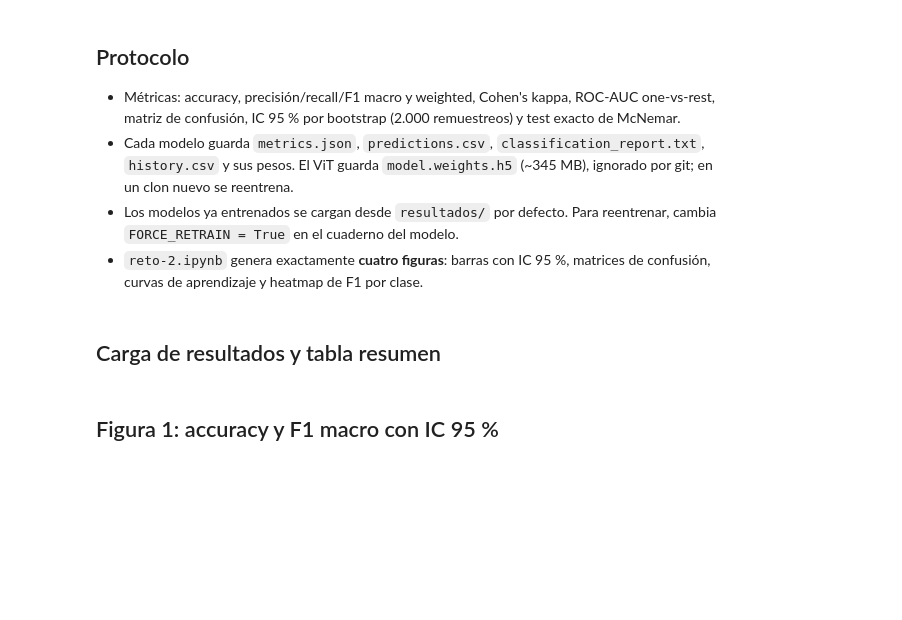
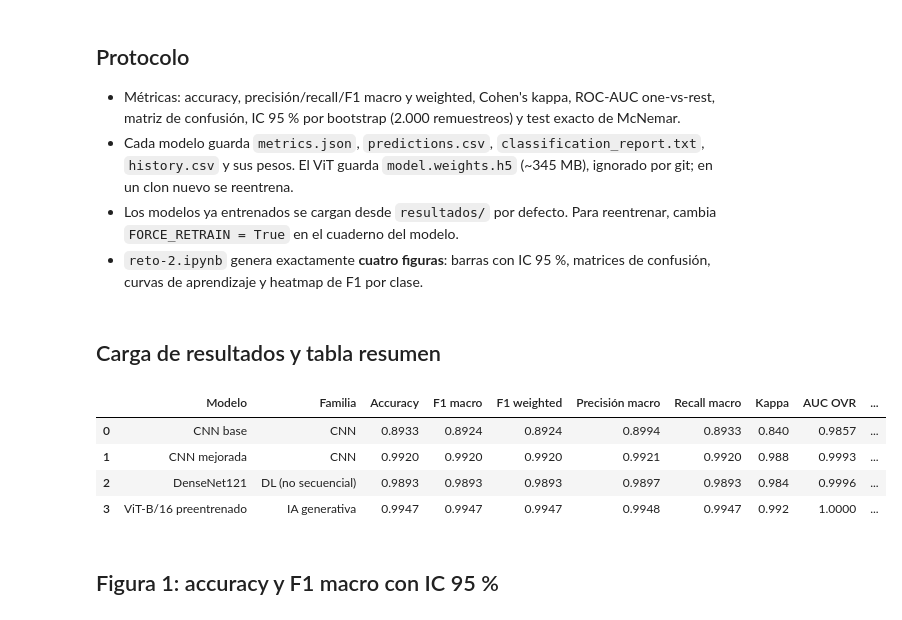
Before and after one commit to Andres2204/vision-por-computador, a Jupyter notebook: guia-4/reto-2/reto-2.ipynb, the cells around one changed output. Drawn from its saved outputs; the diff is of its cells as text; code cells hidden in the pictures; blank space fills up the shorter version.

```diff
--- a/guia-4/reto-2/reto-2.ipynb
+++ b/guia-4/reto-2/reto-2.ipynb
@@ -82,6 +48,7 @@ import seaborn as sns
 from sklearn.metrics import f1_score
 
 import common_landuse as cl
+from IPython.display import display
 
 sns.set_theme(style="whitegrid", context="notebook")
 comparison_dir = cl.result_dir("comparacion")
@@ -169,34 +136,40 @@ else:
             "model": "Modelo",
             "family": "Familia",
             "accuracy": "Accuracy",
             "f1_macro": "F1 macro",
             "f1_weighted": "F1 weighted",
             "precision_macro": "Precisión macro",
             "recall_macro": "Recall macro",
             "cohen_kappa": "Kappa",
             "roc_auc_ovr_macro": "AUC OVR",
             "parameters": "Parámetros",
             "training_seconds": "Entrenamiento (s)",
             "inference_ms_per_image": "Inferencia (ms/img)",
             "epochs": "Épocas",
         }
     )
     display_summary["Familia"] = display_summary["Familia"].replace(
         {
             "DL (non-sequential)": "DL (no secuencial)",
             "IA generativa (Transformer)": "IA generativa",
         }
     )
     display_summary["Parámetros"] = display_summary["Parámetros"].map(
         lambda value: f"{int(value):,}"
     )
     display_summary["Entrenamiento (s)"] = display_summary["Entrenamiento (s)"].map(
         lambda value: f"{value:,.0f}"
     )
     display_summary["Inferencia (ms/img)"] = display_summary["Inferencia (ms/img)"].map(
         lambda value: f"{value:.1f}"
     )
-    display_summary.round(4)
+    display(display_summary.round(4))
+# %% [output]
+|  | Modelo | Familia | Accuracy | F1 macro | F1 weighted | Precisión macro | Recall macro | Kappa | AUC OVR | ... |
+| 0 | CNN base | CNN | 0.8933 | 0.8924 | 0.8924 | 0.8994 | 0.8933 | 0.840 | 0.9857 | ... |
+| 1 | CNN mejorada | CNN | 0.9920 | 0.9920 | 0.9920 | 0.9921 | 0.9920 | 0.988 | 0.9993 | ... |
+| 2 | DenseNet121 | DL (no secuencial) | 0.9893 | 0.9893 | 0.9893 | 0.9897 | 0.9893 | 0.984 | 0.9996 | ... |
+| 3 | ViT-B/16 preentrenado | IA generativa | 0.9947 | 0.9947 | 0.9947 | 0.9948 | 0.9947 | 0.992 | 1.0000 | ... |
 # %% [markdown]
 ## Figura 1: accuracy y F1 macro con IC 95 %
 # %%
```
Also changed, not shown: parts of 10 cells of this notebook, 6 other files.
